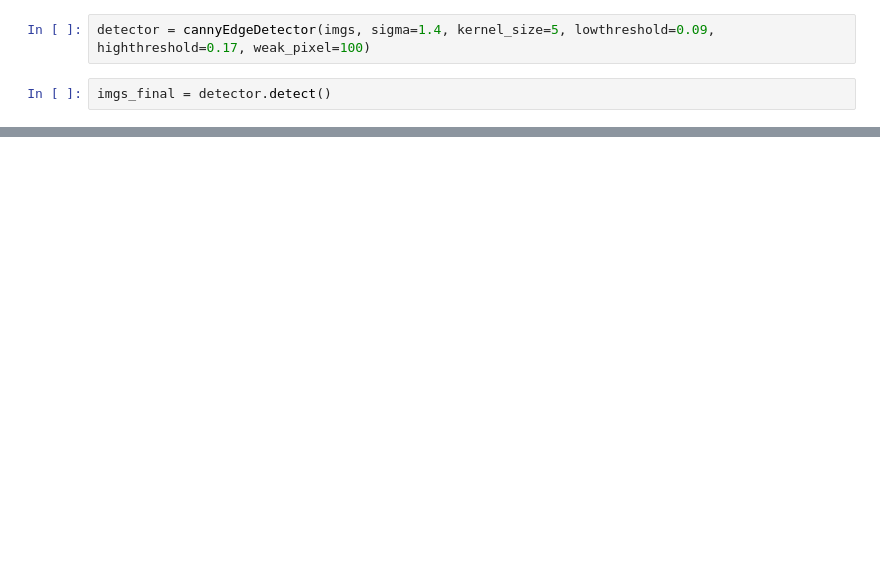
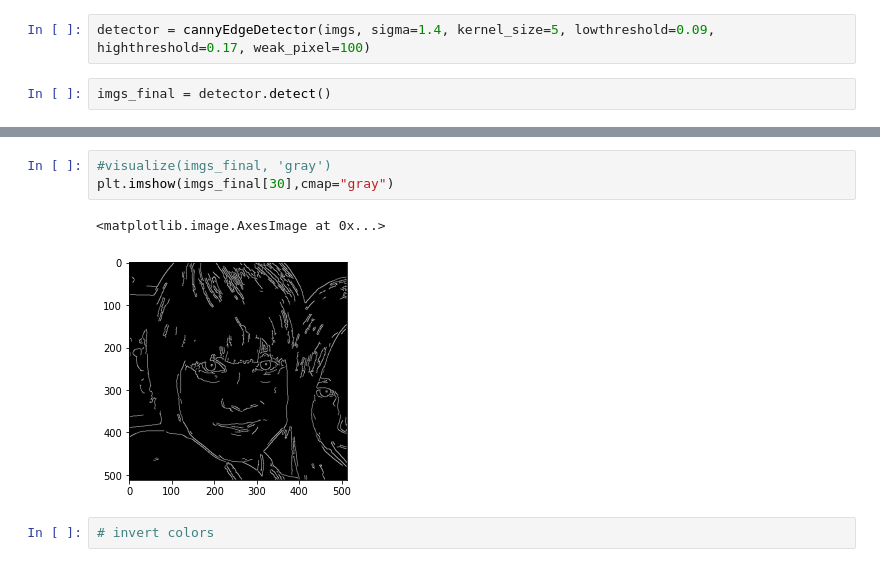
Before and after one commit to JoePlusPlus/tinyMorph, a Jupyter notebook: notebooks/Canny_Edge_Detector.ipynb, the cells around one changed output, grey strips where cells are left out. Drawn from its saved outputs; the diff is of its cells as text; blank space fills up the shorter version.

```diff
--- a/notebooks/Canny_Edge_Detector.ipynb
+++ b/notebooks/Canny_Edge_Detector.ipynb
@@ -189,0 +196,8 @@ visualize(imgs_final, 'gray')
+# %%
+#visualize(imgs_final, 'gray')
+plt.imshow(imgs_final[30],cmap="gray")
+# %% [output]
+<matplotlib.image.AxesImage at 0x...>
+[figure, added]
+# %%
+# invert colors
```
Also changed, not shown: parts of 8 cells of this notebook.
